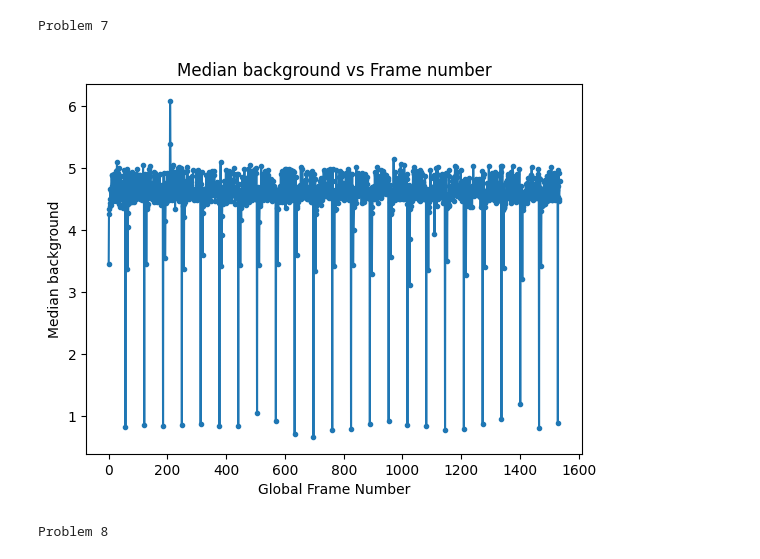
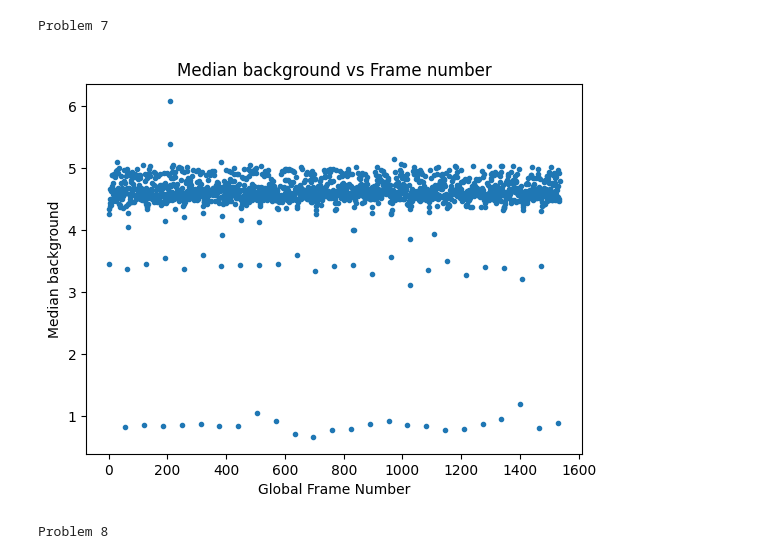
Before and after one commit to amedina695/lectures_git, a Jupyter notebook: final/final_amedina.ipynb, the cells around one changed output. Cells and saved outputs as stored; diff of their text form; code cells hidden in the pictures.

```diff
--- a/final/final_amedina.ipynb
+++ b/final/final_amedina.ipynb
@@ -160,7 +167,7 @@ print('Problem 5 \n')
 # %% [output]
 Problem 5
 # %%
-# Run the function, starting at subarray set 0187 and ending at 0686 (inclusive)
+# Run the function, starting at subarray set 0187 and ending at 0686 (686 is already inclusive within the method)
 
 startset5 = 187
 endset5   = 686
@@ -173,20 +180,15 @@ inspect_p5 = True
 if inspect_p5:
     for i in range(startset5, startset5 + 5):
         plt.figure()
-        plt.imshow(datacube5[i, :, :])
+        plt.imshow(datacube[i, :, :])
         plt.colorbar()
         plt.title(f'Global frame {i}')
         plt.show()
 
-    # Check that you do not have blank frames at the end of your data array
-    #tail_means = datacube[-:].mean(axis=(1, 2))
-    #print("Mean of last 10 frames in datacube:", tail_means)
-
-    #blank_frames = np.where(np.all(datacube == 0.0, axis=(1, 2)))[0]
-    #print("Indices of completely blank frames (if any):", blank_frames[-20:])
-
-# For the rest of the assignment, using all frames
+# For the remainder of the problems, using the whole set
 startset = 0
 endset   = 1535
 datacube, photometry = read_sets(startset, endset, datacube, photometry)
+
+print("Blank frames at the end of the data: ", not np.any(datacube[-1]))
 # %% [output]
@@ -216,22 +219,21 @@ print('Problem 7 \n')
 Problem 7
 # %%
 # Median value in each frame
-# I suppose because from inspection most of the image is sky
 
 for i in range(totframes):
-    med = np.median(datacube[i, :, :])
-    photometry[i, medbkg] = med
-    datacube[i, :, :]    -= med # subtract median
+    med                     = np.median(datacube[i, :, :])
+    photometry[i, mbkg_col] = med
+    datacube[i, :, :]      -= med # subtract median
 
 # Background vs frame number
 plt.figure()
-plt.plot(photometry[:, medbkg], marker='.')
+plt.scatter(np.arange(totframes), photometry[:, mbkg_col], marker='.')
 plt.xlabel("Global Frame Number")
 plt.ylabel("Median background")
 plt.title("Median background vs Frame number")
 plt.show()
 # %% [output]
-[figure, old version]
+[figure, new version]
 # %%
 print('Problem 8 \n')
 # %% [output]
```
Also changed, not shown: parts of 19 cells of this notebook, 5 other files.
